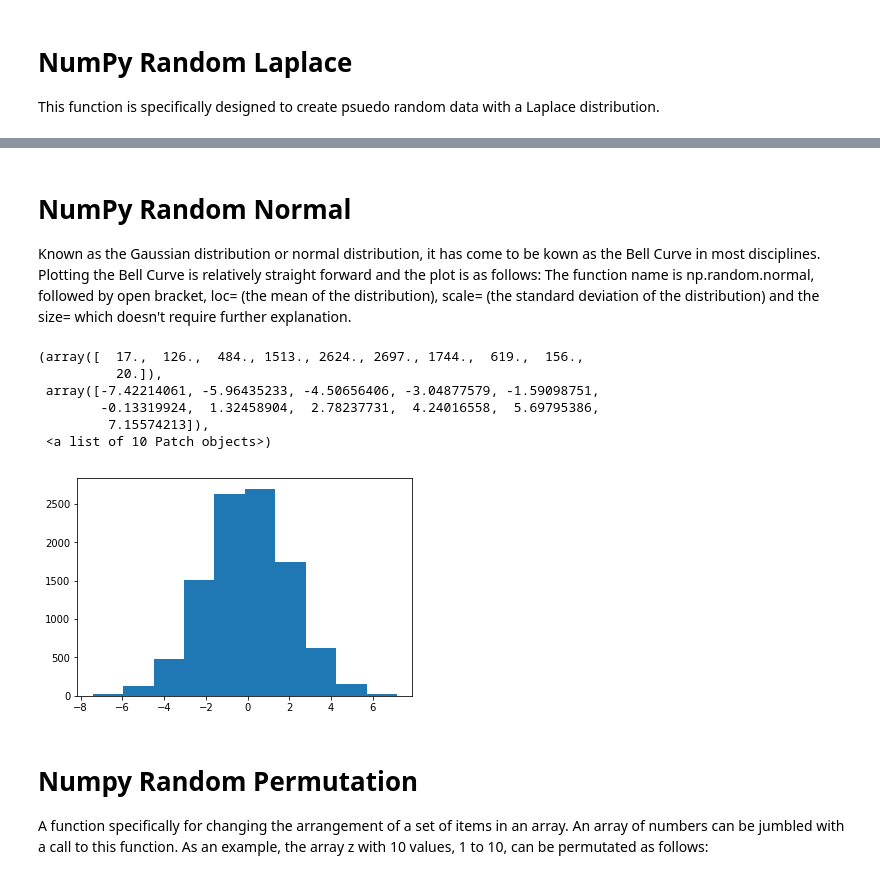
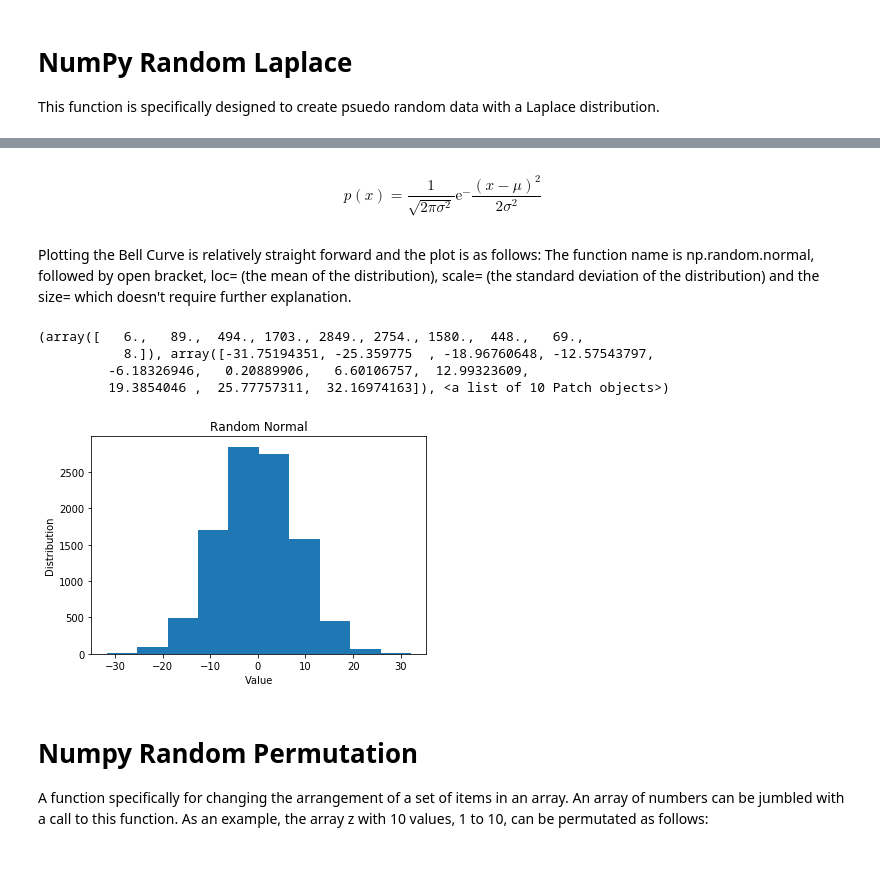
Before and after one commit to taking1fortheteam/Numpy-random, a Jupyter notebook: Numpy-random.ipynb, the cells around one changed output, grey strips where cells are left out. Saved outputs shown, nothing was run; the diff lists cells and outputs as text; code cells hidden in the pictures.

```diff
--- a/Numpy-random.ipynb
+++ b/Numpy-random.ipynb
@@ -138,18 +149,20 @@ plt.hist(z)
+# %% [markdown]
+$$p(x) = \frac{1}{\sqrt{2\pi\sigma^2}}\mathrm{e}^{-}\frac{{(x-\mu)^2}}{2\sigma^2}$$
 # %% [markdown]
-# NumPy Random Normal
-Known as the Gaussian distribution or normal distribution, it has come to be kown as the Bell Curve in most disciplines. Plotting the Bell Curve is relatively straight forward and the plot is as follows:
+Plotting the Bell Curve is relatively straight forward and the plot is as follows:
 The function name is np.random.normal, followed by open bracket, loc= (the mean of the distribution), scale= (the standard deviation of the distribution) and the size= which doesn't require further explanation.
 # %%
-x = np.random.normal(loc=0, scale= 2, size=10000)
+x = np.random.normal(loc=0, scale= 8, size=10000)
+plt.title('Random Normal')
+plt.xlabel('Value')
+plt.ylabel('Distribution')
 plt.hist(x)
 # %% [output]
-(array([  17.,  126.,  484., 1513., 2624., 2697., 1744.,  619.,  156.,
-          20.]),
- array([-7.42214061, -5.96435233, -4.50656406, -3.04877579, -1.59098751,
-        -0.13319924,  1.32458904,  2.78237731,  4.24016558,  5.69795386,
-         7.15574213]),
- <a list of 10 Patch objects>)
+(array([   6.,   89.,  494., 1703., 2849., 2754., 1580.,  448.,   69.,
+           8.]), array([-31.75194351, -25.359775  , -18.96760648, -12.57543797,
+         -6.18326946,   0.20889906,   6.60106757,  12.99323609,
+         19.3854046 ,  25.77757311,  32.16974163]), <a list of 10 Patch objects>)
-[figure, old version]
+[figure, new version]
 # %% [markdown]
 # Numpy Random Permutation
 A function specifically for changing the arrangement of a set of items in an array.
```
Also changed, not shown: parts of 21 cells of this notebook.
